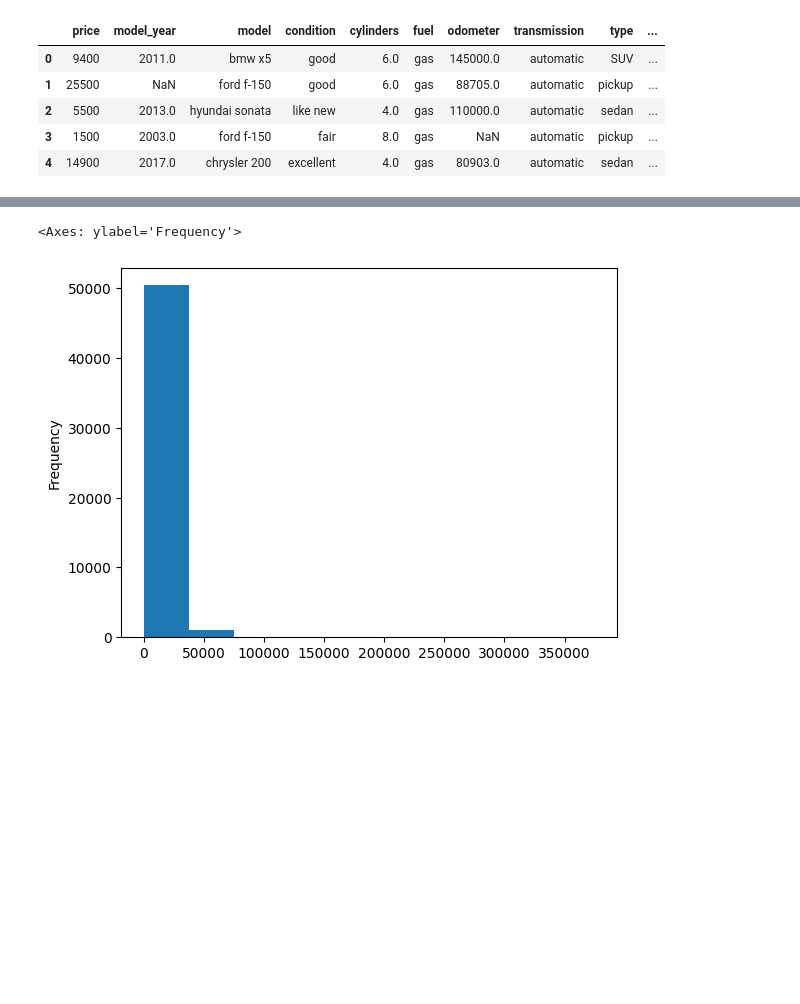
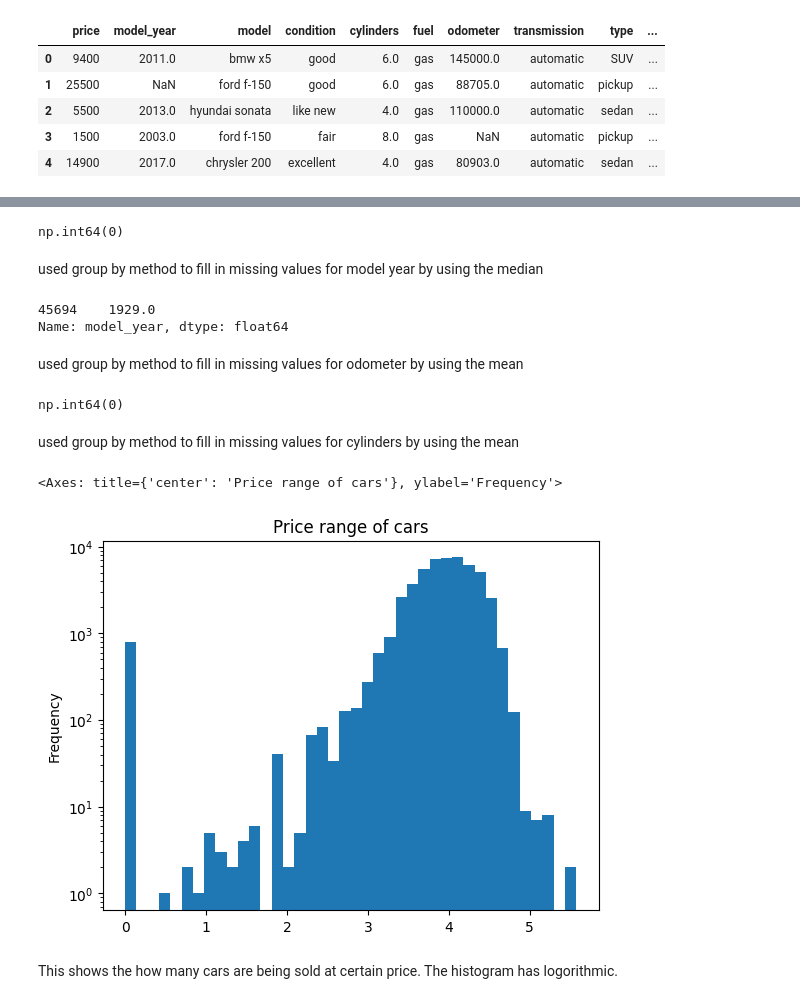
Before and after one commit to Shamikh98/Sprint_4_Project, a Jupyter notebook: notebooks/EDA.ipynb, the cells around one changed output, grey strips where cells are left out. Cells and saved outputs as stored; diff of their text form; code cells hidden in the pictures; blank space fills up the shorter version.

```diff
--- a/notebooks/EDA.ipynb
+++ b/notebooks/EDA.ipynb
@@ -59,0 +75,3 @@ df_cars.sample(5)
+# %%
+df_cars['paint_color'] = df_cars['paint_color'].fillna('Unknown')
+df_cars['paint_color']
@@ -60,6 +93,35 @@ df_cars.sample(5)
+# %%
+# df_cars['model_year'].isna().sum()
+df_cars['model_year'] = df_cars['model_year'].fillna(df_cars.groupby(['model'])['model_year'].transform('median'))
+#df_cars['model_year']
+df_cars['model_year'].isna().sum()
+# %% [output]
+np.int64(0)
+# %% [markdown]
+used group by method to fill in missing values for model year by using the median
+# %%
+df_cars['odometer'] = df_cars['odometer'].fillna(df_cars.groupby(['model_year'])['odometer'].transform('mean'))
+df_cars['odometer']
+df_cars[df_cars['odometer'].isna()]['model_year']
+# %% [output]
+45694    1929.0
+Name: model_year, dtype: float64
+# %% [markdown]
+used group by method to fill in missing values for odometer by using the mean
+# %%
+
+df_cars['cylinders'] = df_cars['cylinders'].fillna(df_cars.groupby(['model_year','model'])['odometer'].transform('mean'))
+df_cars['cylinders'].isna().sum()
+# %% [output]
+np.int64(0)
+# %% [markdown]
+used group by method to fill in missing values for cylinders by using the mean
 # %%
-df_cars['price'].plot(kind='hist')
+import numpy as np
+np.log10(df_cars['price']).plot(kind='hist',bins=40, log = True, title='Price range of cars')
 # %% [output]
-<Axes: ylabel='Frequency'>
+<Axes: title={'center': 'Price range of cars'}, ylabel='Frequency'>
-[figure, old version]
+[figure, new version]
+# %% [markdown]
+This shows the how many cars are being sold at certain price. The histogram has logorithmic.
 # %%
```
Also changed, not shown: parts of 14 cells of this notebook.
